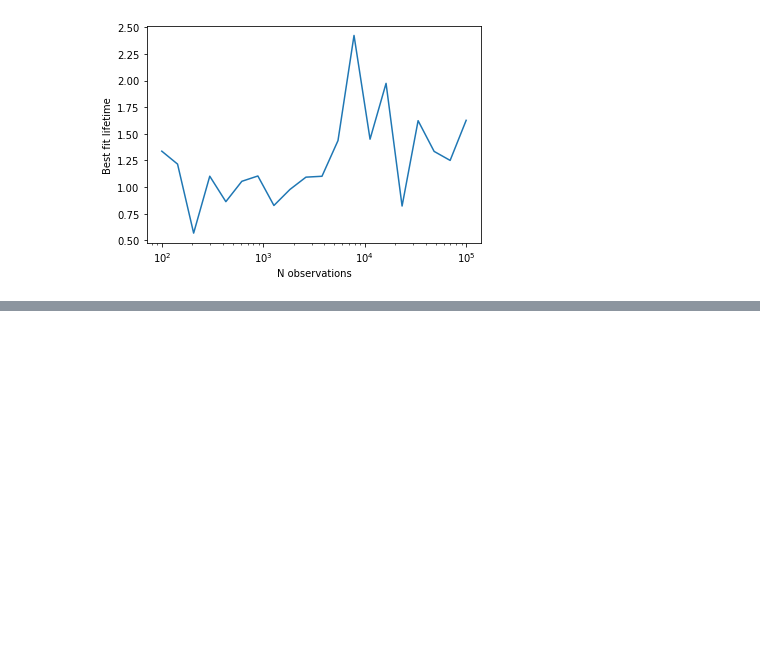
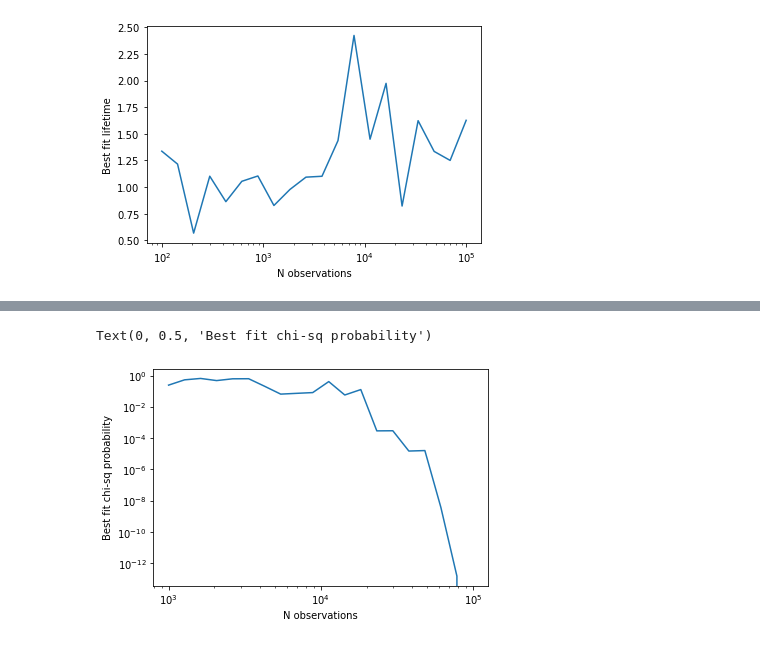
Before and after one commit to kmnelson/michigan-math-science-scolars, a Jupyter notebook: notebooks/DataAnalysisSolutions.ipynb, the cells around one changed output, grey strips where cells are left out. Drawn from its saved outputs; the diff is of its cells as text; code cells hidden in the pictures; blank space fills up the shorter version.

```diff
--- a/notebooks/DataAnalysisSolutions.ipynb
+++ b/notebooks/DataAnalysisSolutions.ipynb
@@ -329,0 +372,17 @@ Text(0, 0.5, 'Best fit lifetime')
+# %%
+sizes = [int(f) for f in np.logspace(3,5,num=20)]
+exp_probs = []
+
+for s in sizes:
+    local_data = mystery_data[:s]
+    exp_dict = plot_data_and_fit(local_data, num_bins=50, doPlot=False, function=exponential, guess=50)
+    exp_probs.append(exp_dict["prob"])
+
+plt.plot(sizes, exp_probs)
+plt.xscale('log')
+plt.yscale('log')
+plt.xlabel('N observations')
+plt.ylabel('Best fit chi-sq probability')
+# %% [output]
+Text(0, 0.5, 'Best fit chi-sq probability')
+[figure, added]
```
Also changed, not shown: parts of 11 cells of this notebook, 3 other files.
